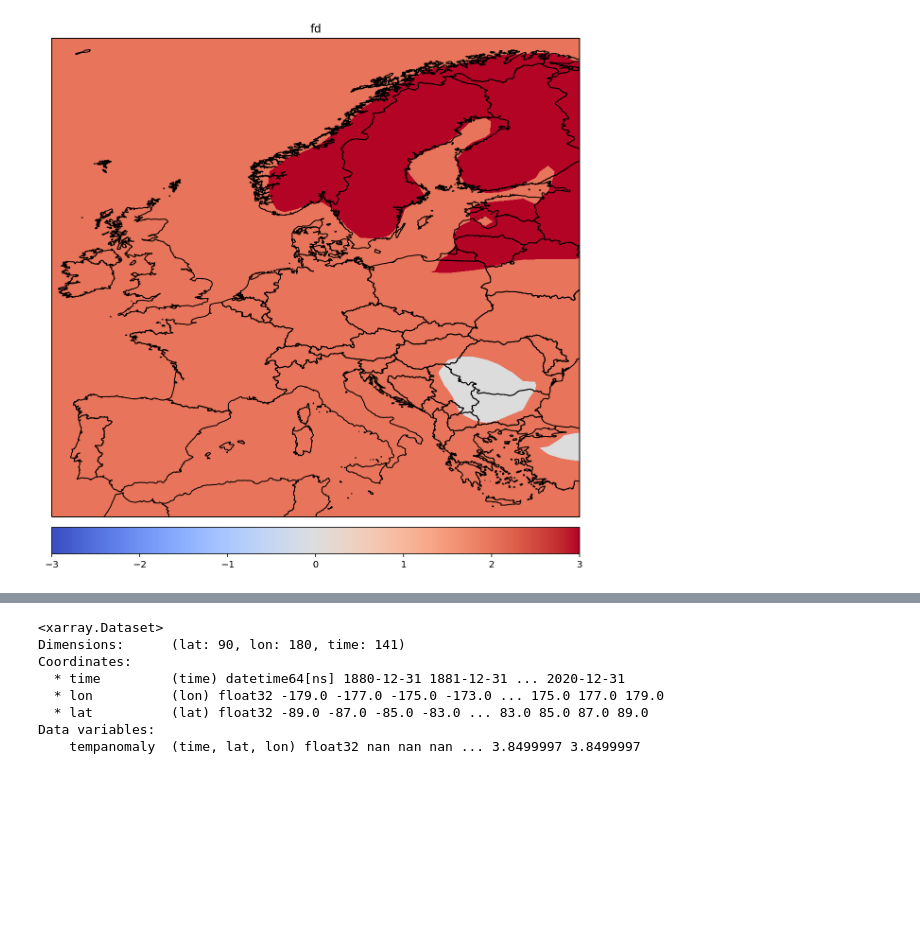
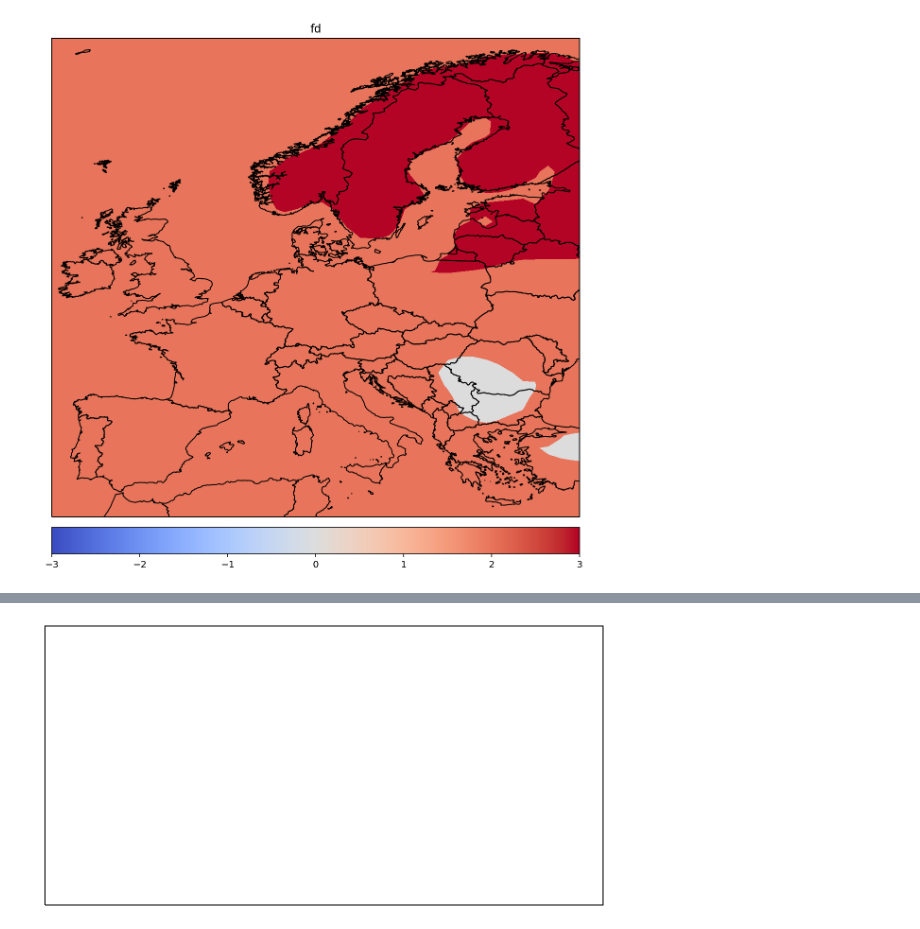
Before and after one commit to derevirn/climate-viz, a Jupyter notebook: netcdf_viz.ipynb, the cells around one changed output, grey strips where cells are left out. Saved outputs shown, nothing was run; the diff lists cells and outputs as text; code cells hidden in the pictures; blank space fills up the shorter version.

```diff
--- a/netcdf_viz.ipynb
+++ b/netcdf_viz.ipynb
@@ -79,11 +75,5 @@ climate['tempanomaly'].isel(time=130).plot(figsize=(16,10))
-# %%
-climate
-# %% [output]
-<xarray.Dataset>
-Dimensions:      (lat: 90, lon: 180, time: 141)
-Coordinates:
-  * time         (time) datetime64[ns] 1880-12-31 1881-12-31 ... 2020-12-31
-  * lon          (lon) float32 -179.0 -177.0 -175.0 -173.0 ... 175.0 177.0 179.0
-  * lat          (lat) float32 -89.0 -87.0 -85.0 -83.0 ... 83.0 85.0 87.0 89.0
-Data variables:
-    tempanomaly  (time, lat, lon) float32 nan nan nan ... 3.8499997 3.8499997
+# %%
+fig = plt.figure(figsize=(10,20))
+ax = fig.add_subplot(1,1,1, projection=ccrs.PlateCarree())
+# %% [output]
+[figure, added]
```
Also changed, not shown: parts of 2 cells of this notebook.
